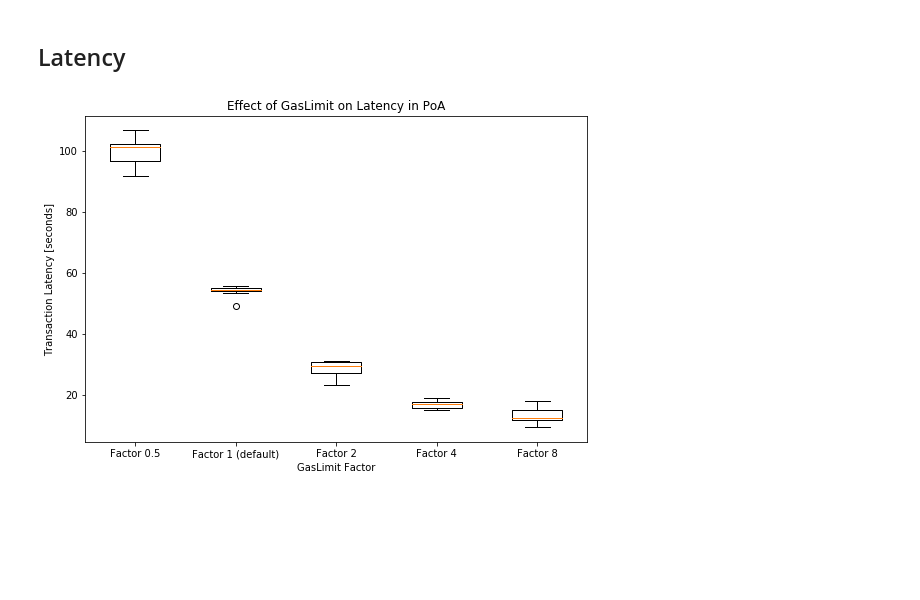
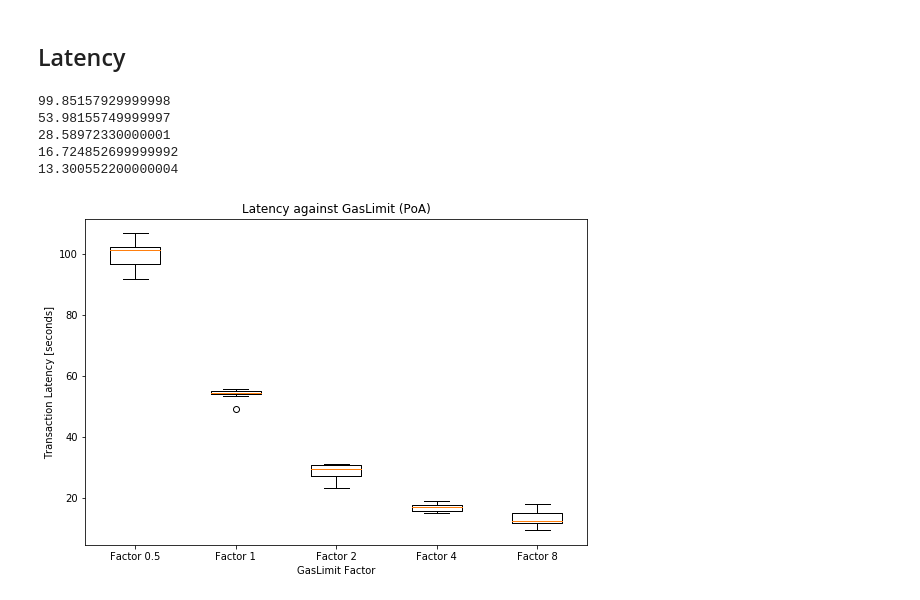
Before and after one commit to markusschaeffer/diploma-thesis, a Jupyter notebook: scripts/py/poa_gasLimit/poa_gasLimit.ipynb, the cells around one changed output. Saved outputs shown, nothing was run; the diff lists cells and outputs as text; code cells hidden in the pictures; blank space fills up the shorter version.

```diff
--- a/scripts/py/poa_gasLimit/poa_gasLimit.ipynb
+++ b/scripts/py/poa_gasLimit/poa_gasLimit.ipynb
@@ -21,7 +15,7 @@ import pprint
 import pandas as pd
 
 query = {"$and":[ {"$or":[ {"usedGenesisJson":"genesis_poa_gasLimit_1.json"},{"usedGenesisJson":"genesis_poa_gasLimit_05.json"},{"usedGenesisJson":"genesis_poa_gasLimit_2.json"},{"usedGenesisJson":"genesis_poa_gasLimit_4.json"},{"usedGenesisJson":"genesis_poa_gasLimit_8.json"} ]},
-        {"maxTransactions": 1000}, {"instanceType":'c5.xlarge'}, {"nodes":5}]}
+        {"maxTransactions": 1000}, {"instanceType":'c5.xlarge'}, {"nodes":5}, {"scenario":"account"}]}
 
 # query = {}
 
@@ -106,23 +94,47 @@ ylabel = "Transaction Latency [seconds]"
+# %%
+data_latency = df[['averageDelay','usedGenesisJson']]
+#print(data_latency)
+
+title = "Latency against GasLimit (PoA)"
+xlabel = "GasLimit Factor"
+ylabel = "Transaction Latency [seconds]"
+
+## combine these different collections into a list
+data_to_plot = [data_latency.loc[df['usedGenesisJson'] == "genesis_poa_gasLimit_05.json"].iloc[:,0],
+                data_latency.loc[df['usedGenesisJson'] == "genesis_poa_gasLimit_1.json"].iloc[:,0],
+                data_latency.loc[df['usedGenesisJson'] == "genesis_poa_gasLimit_2.json"].iloc[:,0],
+                data_latency.loc[df['usedGenesisJson'] == "genesis_poa_gasLimit_4.json"].iloc[:,0],
+                data_latency.loc[df['usedGenesisJson'] == "genesis_poa_gasLimit_8.json"].iloc[:,0]]
+
+avg1_latency = data_latency.loc[df['usedGenesisJson'] == "genesis_poa_gasLimit_05.json"].iloc[:,0].mean()
+avg2_latency = data_latency.loc[df['usedGenesisJson'] == "genesis_poa_gasLimit_1.json"].iloc[:,0].mean()
+avg3_latency = data_latency.loc[df['usedGenesisJson'] == "genesis_poa_gasLimit_2.json"].iloc[:,0].mean()
+avg4_latency = data_latency.loc[df['usedGenesisJson'] == "genesis_poa_gasLimit_4.json"].iloc[:,0].mean()
+avg5_latency = data_latency.loc[df['usedGenesisJson'] == "genesis_poa_gasLimit_8.json"].iloc[:,0].mean()
+
+print(avg1_latency)
+print(avg2_latency)
+print(avg3_latency)
+print(avg4_latency)
+print(avg5_latency)
+# %% [output]
+99.85157929999998
+53.98155749999997
+28.58972330000001
+16.724852699999992
+13.300552200000004
 # %%
 fig = plt.figure(1, figsize=(9, 6))
 
 # Create an axes instance
 ax = fig.add_subplot(111)
 
 ax.set_title(title)
 ax.set_xlabel(xlabel)
 ax.set_ylabel(ylabel)
 
 # Create the boxplot
-
-## combine these different collections into a list
-data_to_plot = [data_latency.loc[df['usedGenesisJson'] == "genesis_poa_gasLimit_05.json"].iloc[:,0],
-                data_latency.loc[df['usedGenesisJson'] == "genesis_poa_gasLimit_1.json"].iloc[:,0],
-                data_latency.loc[df['usedGenesisJson'] == "genesis_poa_gasLimit_2.json"].iloc[:,0],
-                data_latency.loc[df['usedGenesisJson'] == "genesis_poa_gasLimit_4.json"].iloc[:,0],
-                data_latency.loc[df['usedGenesisJson'] == "genesis_poa_gasLimit_8.json"].iloc[:,0]]
-
-bp = ax.boxplot(data_to_plot,labels=list(["Factor 0.5","Factor 1 (default)","Factor 2","Factor 4","Factor 8"]))
+bp = ax.boxplot(data_to_plot,labels=objects)
 fig.savefig("gasLimit_poa_latency_boxplot.svg", format="svg")
 # %% [output]
-[figure, old version]
+[figure, new version]
```
Also changed, not shown: parts of 12 cells of this notebook, 43 other files.
